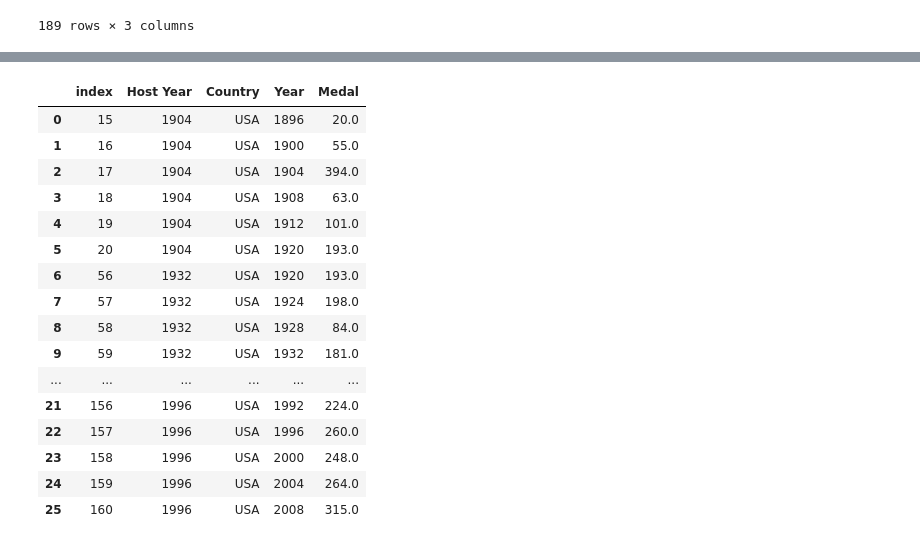
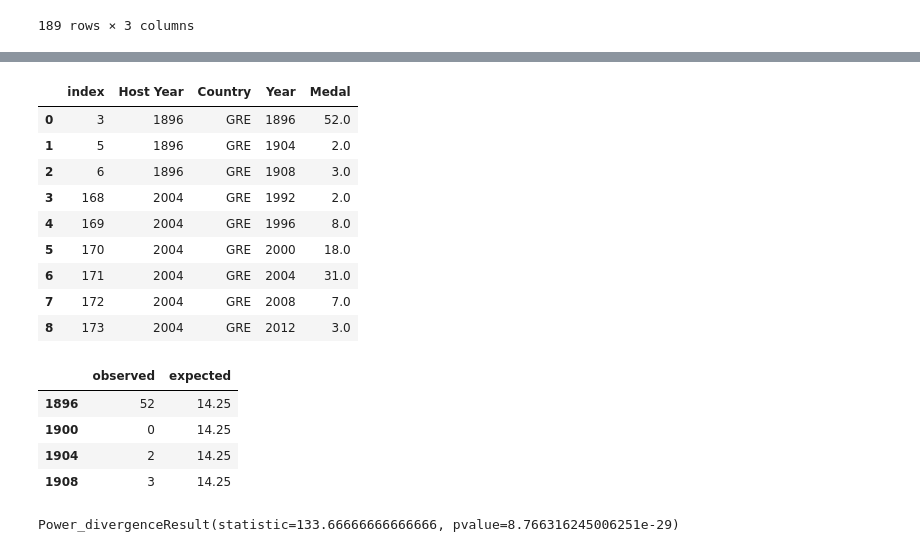
Before and after one commit to TomHOldershaw/Project_1_Team_2, a Jupyter notebook: Q3data.ipynb, the cells around one changed output, grey strips where cells are left out. Cells and saved outputs as stored; diff of their text form; code cells hidden in the pictures.

```diff
--- a/Q3data.ipynb
+++ b/Q3data.ipynb
@@ -156,20 +158,30 @@ host_medals
 # %%
-host_medals.loc[(host_medals["Country"]=="USA")].reset_index().tail(30)
+host_medals.loc[(host_medals["Country"]=="GRE")].reset_index().tail(30)
 # %% [output]
 |  | index | Host Year | Country | Year | Medal |
-| 0 | 15 | 1904 | USA | 1896 | 20.0 |
-| 1 | 16 | 1904 | USA | 1900 | 55.0 |
-| 2 | 17 | 1904 | USA | 1904 | 394.0 |
-| 3 | 18 | 1904 | USA | 1908 | 63.0 |
-| 4 | 19 | 1904 | USA | 1912 | 101.0 |
-| 5 | 20 | 1904 | USA | 1920 | 193.0 |
-| 6 | 56 | 1932 | USA | 1920 | 193.0 |
-| 7 | 57 | 1932 | USA | 1924 | 198.0 |
-| 8 | 58 | 1932 | USA | 1928 | 84.0 |
-| 9 | 59 | 1932 | USA | 1932 | 181.0 |
-| ... | ... | ... | ... | ... | ... |
-| 21 | 156 | 1996 | USA | 1992 | 224.0 |
-| 22 | 157 | 1996 | USA | 1996 | 260.0 |
-| 23 | 158 | 1996 | USA | 2000 | 248.0 |
-| 24 | 159 | 1996 | USA | 2004 | 264.0 |
-| 25 | 160 | 1996 | USA | 2008 | 315.0 |
+| 0 | 3 | 1896 | GRE | 1896 | 52.0 |
+| 1 | 5 | 1896 | GRE | 1904 | 2.0 |
+| 2 | 6 | 1896 | GRE | 1908 | 3.0 |
+| 3 | 168 | 2004 | GRE | 1992 | 2.0 |
+| 4 | 169 | 2004 | GRE | 1996 | 8.0 |
+| 5 | 170 | 2004 | GRE | 2000 | 18.0 |
+| 6 | 171 | 2004 | GRE | 2004 | 31.0 |
+| 7 | 172 | 2004 | GRE | 2008 | 7.0 |
+| 8 | 173 | 2004 | GRE | 2012 | 3.0 |
+# %%
+#Null Hypothis is being Host doesn't make a difference
+Greece1896_df = pd.DataFrame({
+    "observed": [52, 0, 2, 3],
+    "expected": [14.25,14.25,14.25,14.25]
+}, index=["1896", "1900", "1904", "1908"])
+Greece1896_df
+# %% [output]
+|  | observed | expected |
+| 1896 | 52 | 14.25 |
+| 1900 | 0 | 14.25 |
+| 1904 | 2 | 14.25 |
+| 1908 | 3 | 14.25 |
+# %%
+stats.chisquare(Greece1896_df['observed'], Greece1896_df['expected'])
+# %% [output]
+Power_divergenceResult(statistic=133.66666666666666, pvalue=8.766316245006251e-29)
```
Also changed, not shown: parts of 55 cells of this notebook.
